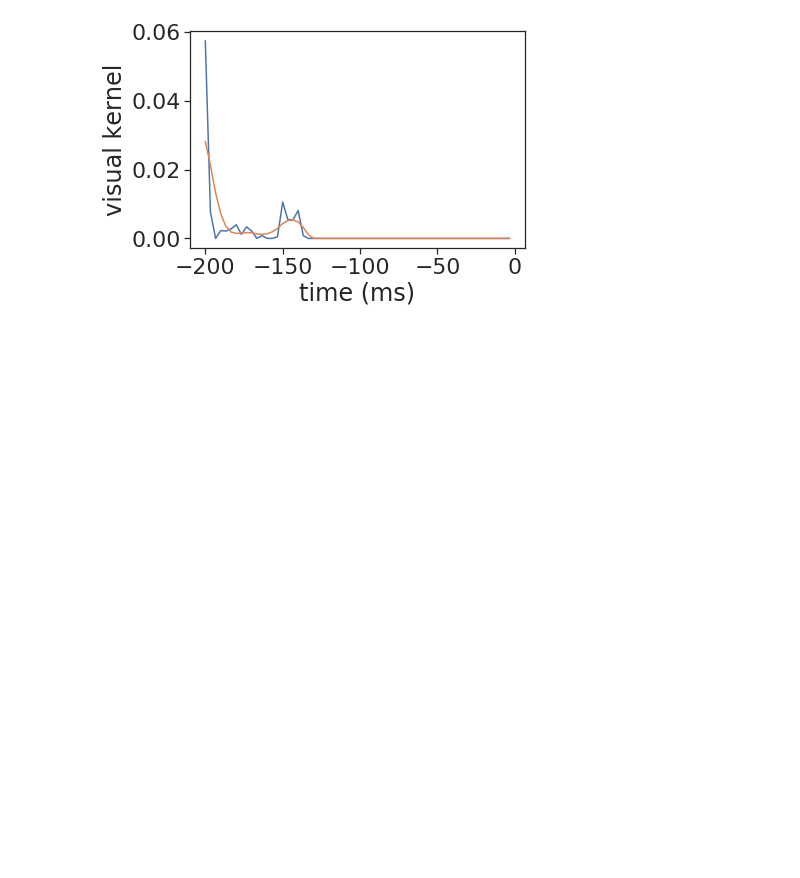
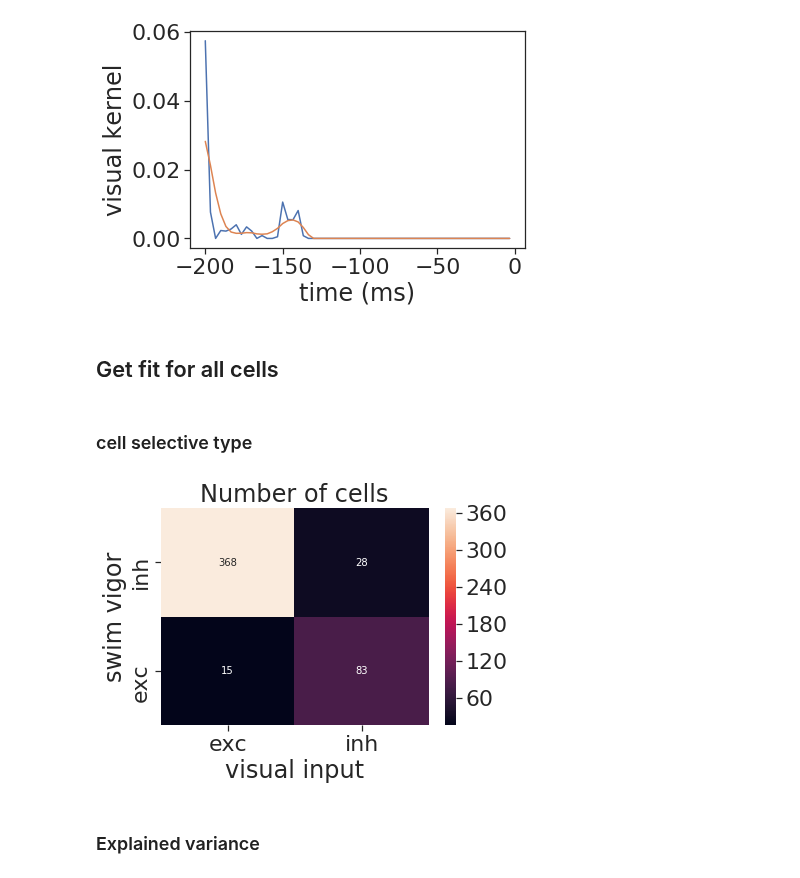
Before and after one commit to zqwei/DRN_voltage_analysis, a Jupyter notebook: KernelFits/gain_task_subvolt_kernel.ipynb, the cells around one changed output. Cells and saved outputs as stored; diff of their text form; code cells hidden in the pictures; blank space fills up the shorter version.

Commit message:
summarize kernel fits for all cells

```diff
--- a/KernelFits/gain_task_subvolt_kernel.ipynb
+++ b/KernelFits/gain_task_subvolt_kernel.ipynb
@@ -93,3 +92,27 @@ plt.xlabel('time (ms)')
 plt.show()
 # %% [output]
 [figure]
+# %% [markdown]
+## Get fit for all cells
+# %%
+_ = np.load('depreciated/subvolt_fit.npz', allow_pickle=True)
+# %% [markdown]
+### cell selective type
+# %%
+comp = pd.DataFrame(_['comp_list'], columns=['swim vigor', 'visual input'])
+comp = comp.replace(-1, 'inh')
+comp = comp.replace(1, 'exc')
+comp_table=pd.crosstab(comp['swim vigor'], comp['visual input'], margins = False)
+# %%
+plt.figure()
+sns.heatmap(comp_table, annot=True, fmt='d')
+plt.yticks([0.5,1.5])
+plt.xticks([0.5,1.5])
+plt.ylim([0, 2])
+plt.xlim([0, 2])
+plt.title('Number of cells')
+plt.show()
+# %% [output]
+[figure, added]
+# %% [markdown]
+### Explained variance
```
Also changed, not shown: parts of 6 cells of this notebook, 1 other file.
